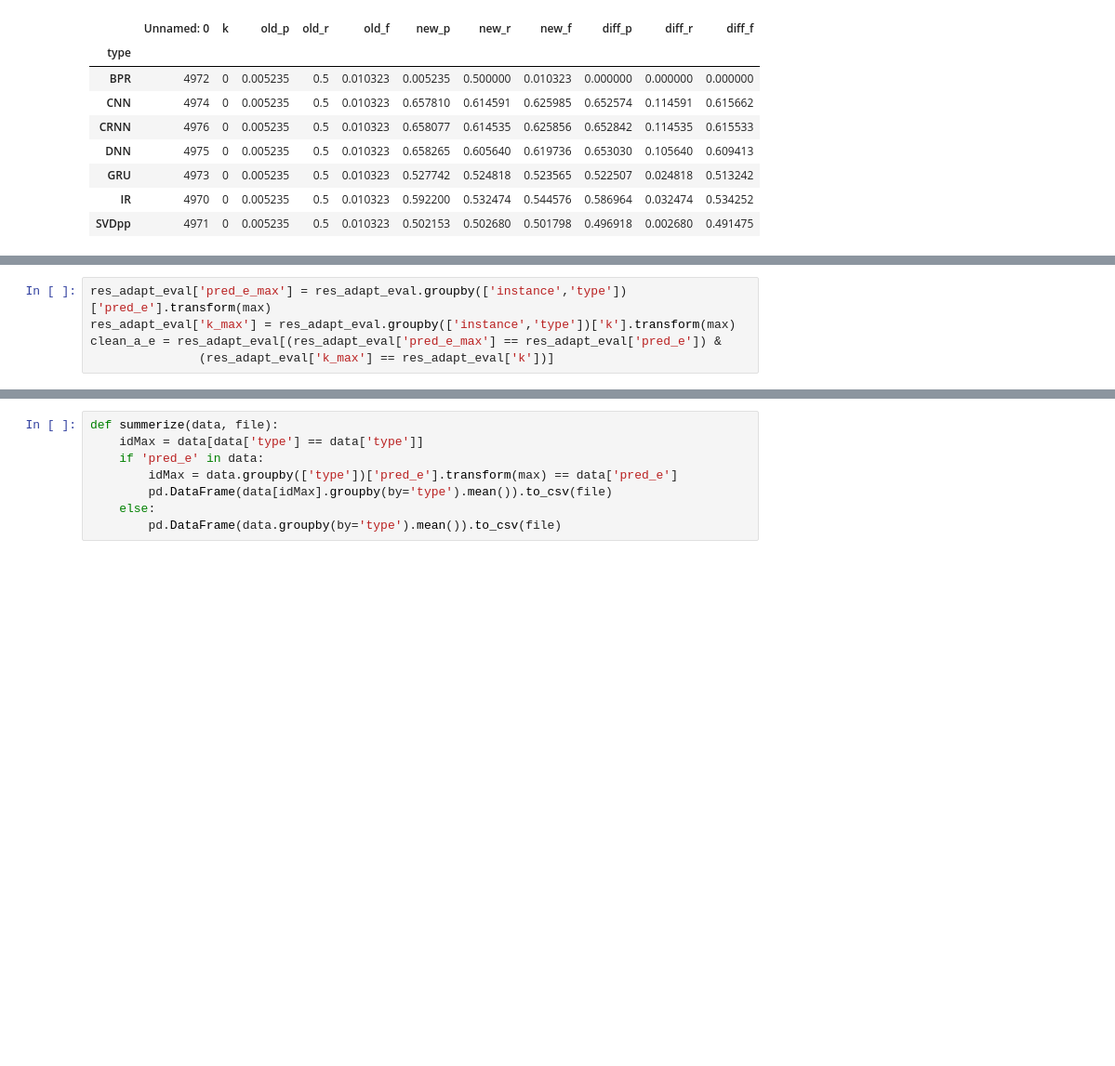
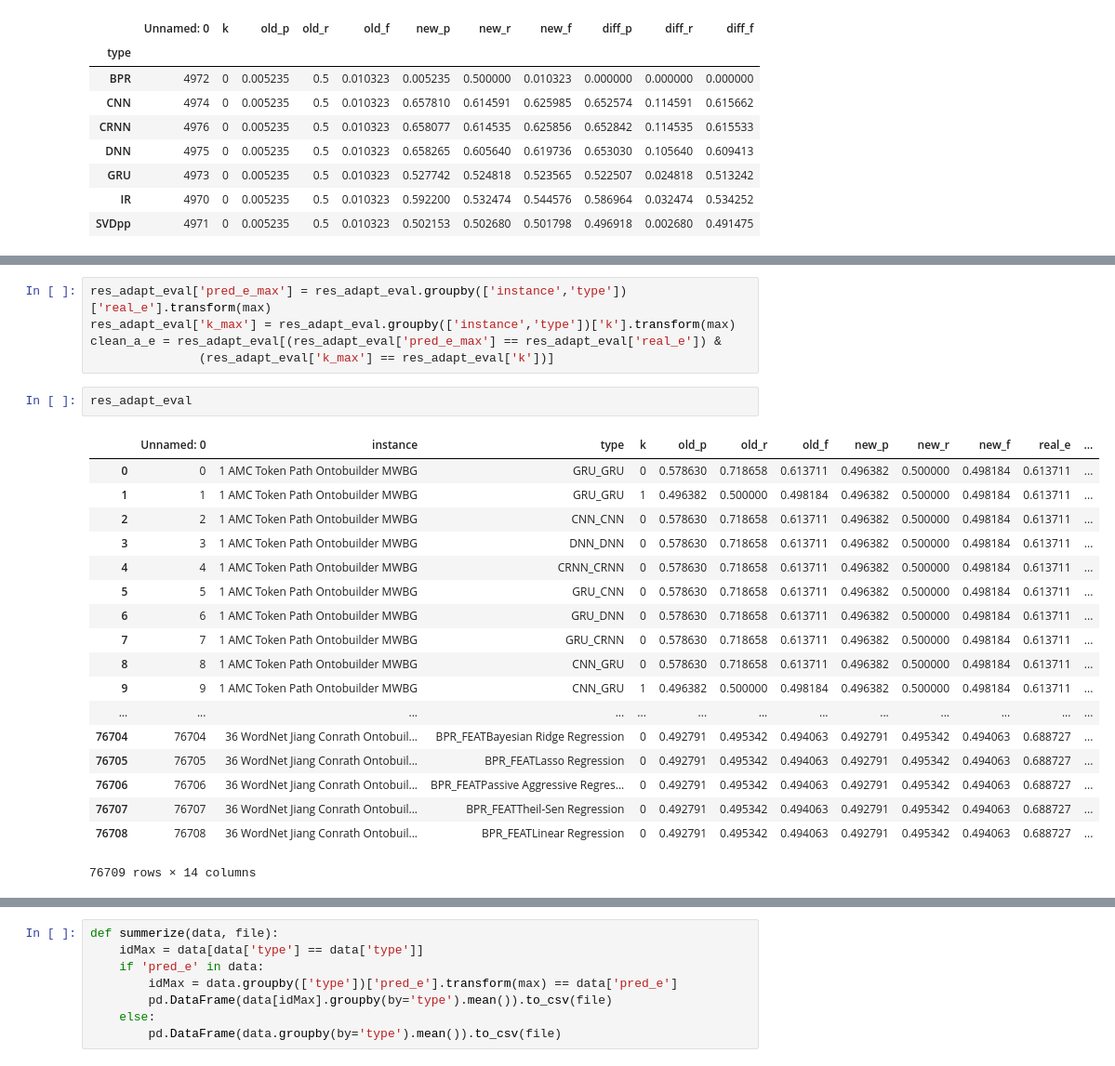
Before and after one commit to shraga89/DSMA, a Jupyter notebook: results/Untitled.ipynb, the cells around one changed output, grey strips where cells are left out. Shown at 93% size. Saved outputs shown, nothing was run; the diff lists cells and outputs as text; blank space fills up the shorter version.

```diff
--- a/results/Untitled.ipynb
+++ b/results/Untitled.ipynb
@@ -66,8 +87,29 @@ res_adapt.groupby('type').mean()
 # %%
-res_adapt_eval['pred_e_max'] = res_adapt_eval.groupby(['instance','type'])['pred_e'].transform(max)
+res_adapt_eval['pred_e_max'] = res_adapt_eval.groupby(['instance','type'])['real_e'].transform(max)
 res_adapt_eval['k_max'] = res_adapt_eval.groupby(['instance','type'])['k'].transform(max)
-clean_a_e = res_adapt_eval[(res_adapt_eval['pred_e_max'] == res_adapt_eval['pred_e']) &
+clean_a_e = res_adapt_eval[(res_adapt_eval['pred_e_max'] == res_adapt_eval['real_e']) &
                (res_adapt_eval['k_max'] == res_adapt_eval['k'])]
+# %%
+res_adapt_eval
+# %% [output]
+|  | Unnamed: 0 | instance | type | k | old_p | old_r | old_f | new_p | new_r | new_f | real_e | ... |
+| 0 | 0 | 1 AMC Token Path Ontobuilder MWBG | GRU_GRU | 0 | 0.578630 | 0.718658 | 0.613711 | 0.496382 | 0.500000 | 0.498184 | 0.613711 | ... |
+| 1 | 1 | 1 AMC Token Path Ontobuilder MWBG | GRU_GRU | 1 | 0.496382 | 0.500000 | 0.498184 | 0.496382 | 0.500000 | 0.498184 | 0.613711 | ... |
+| 2 | 2 | 1 AMC Token Path Ontobuilder MWBG | CNN_CNN | 0 | 0.578630 | 0.718658 | 0.613711 | 0.496382 | 0.500000 | 0.498184 | 0.613711 | ... |
+| 3 | 3 | 1 AMC Token Path Ontobuilder MWBG | DNN_DNN | 0 | 0.578630 | 0.718658 | 0.613711 | 0.496382 | 0.500000 | 0.498184 | 0.613711 | ... |
+| 4 | 4 | 1 AMC Token Path Ontobuilder MWBG | CRNN_CRNN | 0 | 0.578630 | 0.718658 | 0.613711 | 0.496382 | 0.500000 | 0.498184 | 0.613711 | ... |
+| 5 | 5 | 1 AMC Token Path Ontobuilder MWBG | GRU_CNN | 0 | 0.578630 | 0.718658 | 0.613711 | 0.496382 | 0.500000 | 0.498184 | 0.613711 | ... |
+| 6 | 6 | 1 AMC Token Path Ontobuilder MWBG | GRU_DNN | 0 | 0.578630 | 0.718658 | 0.613711 | 0.496382 | 0.500000 | 0.498184 | 0.613711 | ... |
+| 7 | 7 | 1 AMC Token Path Ontobuilder MWBG | GRU_CRNN | 0 | 0.578630 | 0.718658 | 0.613711 | 0.496382 | 0.500000 | 0.498184 | 0.613711 | ... |
+| 8 | 8 | 1 AMC Token Path Ontobuilder MWBG | CNN_GRU | 0 | 0.578630 | 0.718658 | 0.613711 | 0.496382 | 0.500000 | 0.498184 | 0.613711 | ... |
+| 9 | 9 | 1 AMC Token Path Ontobuilder MWBG | CNN_GRU | 1 | 0.496382 | 0.500000 | 0.498184 | 0.496382 | 0.500000 | 0.498184 | 0.613711 | ... |
+| ... | ... | ... | ... | ... | ... | ... | ... | ... | ... | ... | ... | ... |
+| 76704 | 76704 | 36 WordNet Jiang Conrath Ontobuil... | BPR_FEATBayesian Ridge Regression | 0 | 0.492791 | 0.495342 | 0.494063 | 0.492791 | 0.495342 | 0.494063 | 0.688727 | ... |
+| 76705 | 76705 | 36 WordNet Jiang Conrath Ontobuil... | BPR_FEATLasso Regression | 0 | 0.492791 | 0.495342 | 0.494063 | 0.492791 | 0.495342 | 0.494063 | 0.688727 | ... |
+| 76706 | 76706 | 36 WordNet Jiang Conrath Ontobuil... | BPR_FEATPassive Aggressive Regres... | 0 | 0.492791 | 0.495342 | 0.494063 | 0.492791 | 0.495342 | 0.494063 | 0.688727 | ... |
+| 76707 | 76707 | 36 WordNet Jiang Conrath Ontobuil... | BPR_FEATTheil-Sen Regression | 0 | 0.492791 | 0.495342 | 0.494063 | 0.492791 | 0.495342 | 0.494063 | 0.688727 | ... |
+| 76708 | 76708 | 36 WordNet Jiang Conrath Ontobuil... | BPR_FEATLinear Regression | 0 | 0.492791 | 0.495342 | 0.494063 | 0.492791 | 0.495342 | 0.494063 | 0.688727 | ... |
+76709 rows × 14 columns
 # %%
 clean_a_e.groupby('type').mean()[['new_p', 'new_r', 'new_f']]
 # %% [output]
```
Also changed, not shown: parts of 3 cells of this notebook, 1 other file.
